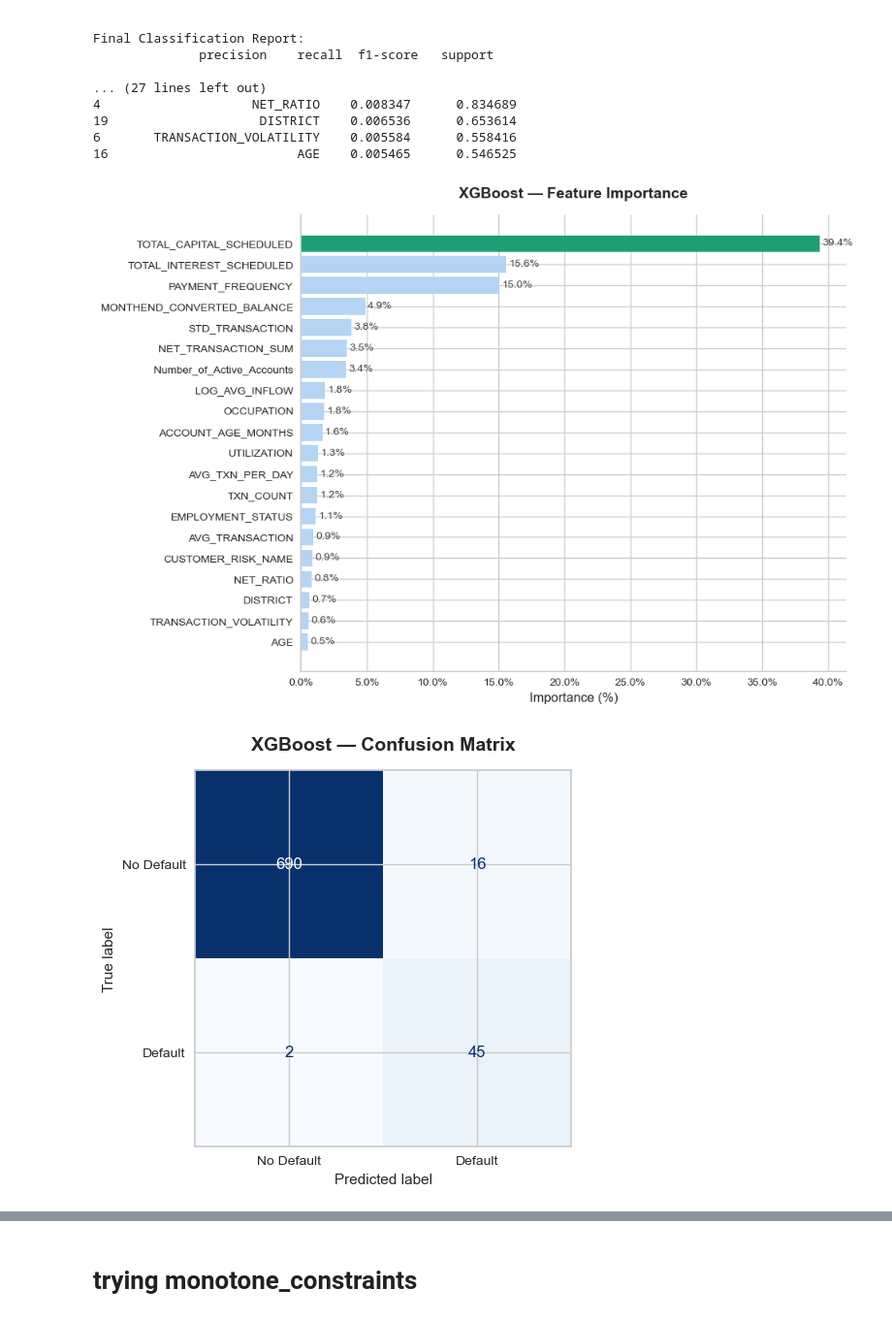
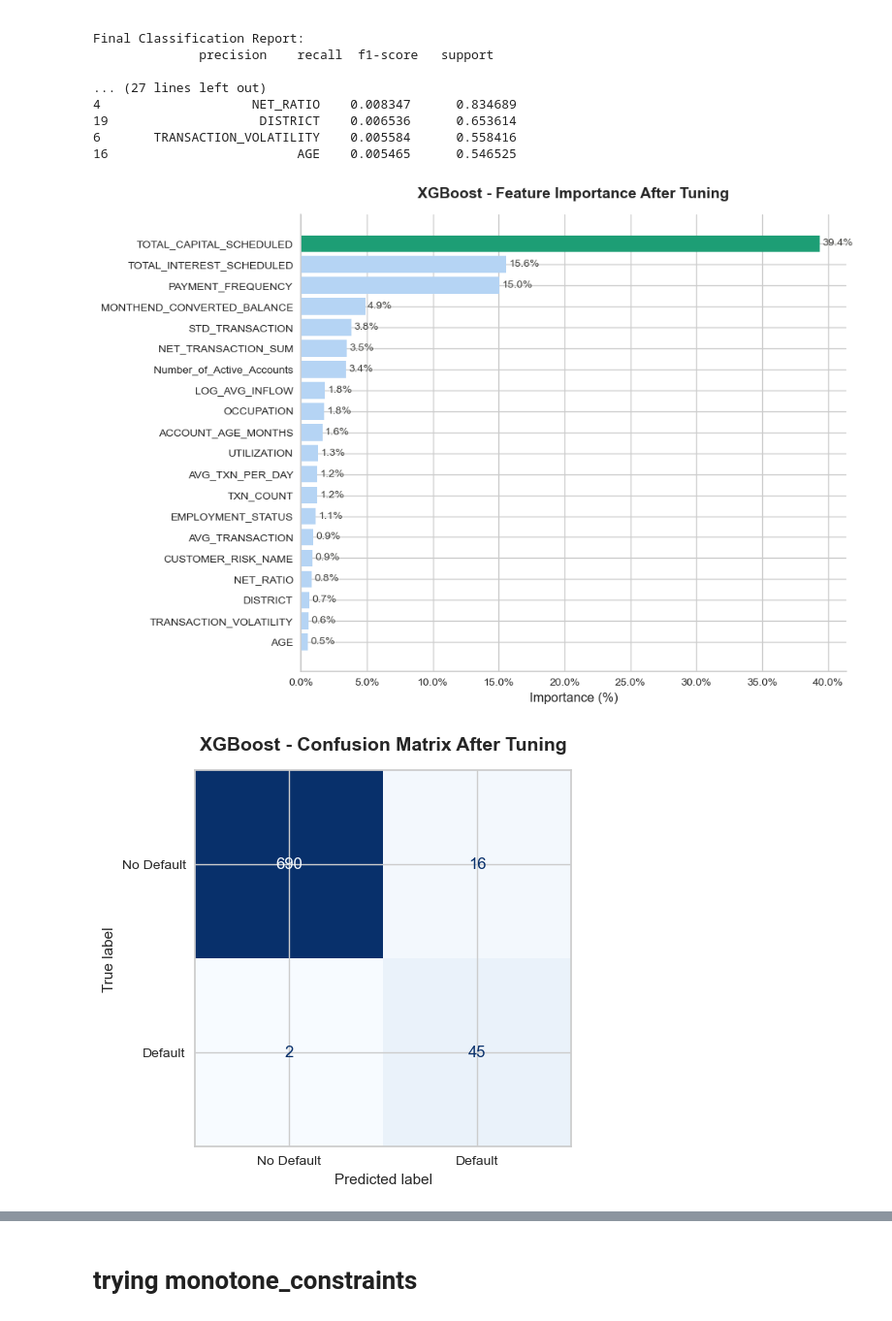
Before and after one commit to Kavindya-1/FYP, a Jupyter notebook: Initial notebook.ipynb, the cells around one changed output, grey strips where cells are left out. Shown at 97% size. Cells and saved outputs as stored; diff of their text form; code cells hidden in the pictures.

```diff
--- a/Initial notebook.ipynb
+++ b/Initial notebook.ipynb
@@ -1142,13 +1194,15 @@ eligible_cus_df = eligible_cus_df.merge(
     on='MASKED_ID',
     how='left'
 )
+# %%
+eligible_cus_df = eligible_cus_df.merge(txn_features, on="MASKED_ID", how="left")
 # %%
 mask = (
-    eligible_cus_df['Avg_Monthly_Credit'].isna() &
+    eligible_cus_df['AVG_MONTHLY_INFLOW'].isna() &
     (eligible_cus_df['Monthly_Avg_Balance'] > 0)
 )
 
-eligible_cus_df.loc[mask, 'Avg_Monthly_Credit'] = (
+eligible_cus_df.loc[mask, 'AVG_MONTHLY_INFLOW'] = (
     eligible_cus_df.loc[mask, 'Monthly_Avg_Balance']
 )
 # %%
@@ -1549,7 +1589,7 @@ model_data = eligible_cus_df.copy()
 # %%
 # eligible_cus_df
 # %%
-model_data = model_data.merge(txn_features, on="MASKED_ID", how="left")
+# model_data = model_data.merge(txn_features, on="MASKED_ID", how="left")
 # %%
 print(model_data.columns)
 # %% [output]
@@ -2011,7 +1989,7 @@ SKIP_COLS = [
     "TOTAL_CAPITAL_DUE", "TOTAL_PAID",
     "INFLOW", "OUTFLOW", "ABS_ACTIVITY",
     "CAPITAL_PAIED", "INTEREST_PAIED",
-    "Monthly_Avg_Balance", "Avg_Monthly_Credit",
+    "Monthly_Avg_Balance", "AVG_MONTHLY_INFLOW",
     "TOTAL_CAPITAL_SCHEDULED", "TOTAL_INTEREST_SCHEDULED",
     "MONTHEND_CONVERTED_BALANCE",
 ]
@@ -2668,35 +2887,60 @@ colors = ["#1D9E75" if i == 0 else "#B5D4F4" for i in range(len(xgb_importance_d
 
 ax.barh(
     xgb_importance_df["Feature"],
     xgb_importance_df["Importance_%"],
     color     = colors,
     edgecolor = "none"
 )
 ax.invert_yaxis()
 ax.set_xlabel("Importance (%)", fontsize=12)
-ax.set_title("XGBoost — Feature Importance", fontsize=14, fontweight="bold", pad=15)
+ax.set_title("XGBoost - Feature Importance After Tuning", fontsize=14, fontweight="bold", pad=15)
 ax.xaxis.set_major_formatter(mticker.FormatStrFormatter("%.1f%%"))
 ax.spines[["top", "right"]].set_visible(False)
 
 for i, val in enumerate(xgb_importance_df["Importance_%"]):
     ax.text(val + 0.2, i, f"{val:.1f}%", va="center", fontsize=10, color="#444441")
 
 plt.tight_layout()
 plt.show()
 
 # ── Confusion Matrix ──
 fig, ax = plt.subplots(figsize=(6, 5))
 
 cm   = confusion_matrix(y_test, xgb_y_pred_final)
 disp = ConfusionMatrixDisplay(
     confusion_matrix = cm,
     display_labels   = ["No Default", "Default"]
 )
-disp.plot(ax=ax, colorbar=False, cmap="Blues")
-ax.set_title("XGBoost — Confusion Matrix", fontsize=14, fontweight="bold", pad=15)
+disp.plot(ax=ax, colorbar=False , cmap="Blues")
+ax.set_title("XGBoost - Confusion Matrix After Tuning", fontsize=14, fontweight="bold", pad=15)
 
 plt.tight_layout()
 plt.show()
+
+
+# ── ROC Curve ──
+fig, ax = plt.subplots(figsize=(6, 5))
+
+from sklearn.metrics import roc_curve, auc
+
+# Compute ROC
+fpr, tpr, _ = roc_curve(y_test, xgb_BASE_proba)
+roc_auc = auc(fpr, tpr)
+
+# Plot curve
+ax.plot(fpr, tpr, linewidth=2, label=f"AUC = {roc_auc:.3f}")
+ax.plot([0, 1], [0, 1], linestyle="--")  # baseline
+
+# Styling
+ax.set_xlabel("False Positive Rate", fontsize=12)
+ax.set_ylabel("True Positive Rate", fontsize=12)
+ax.set_title("XGBoost - ROC Curve After Tuning", fontsize=14, fontweight="bold", pad=15)
+
+ax.legend(loc="lower right")
+ax.spines[["top", "right"]].set_visible(False)
+
+plt.tight_layout()
+plt.show()
 # %% [output]
-[figure, old version]
+[figure, new version]
-[figure, old version]
+[figure, new version]
```
Also changed, not shown: parts of 76 cells of this notebook, 7 other files.
